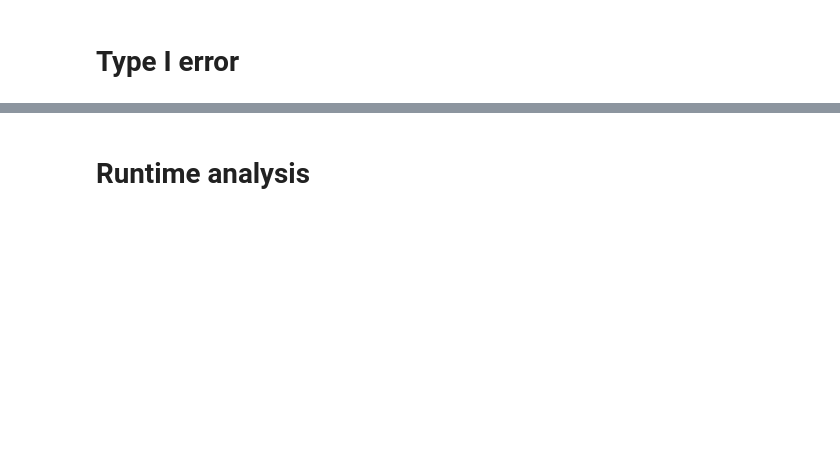
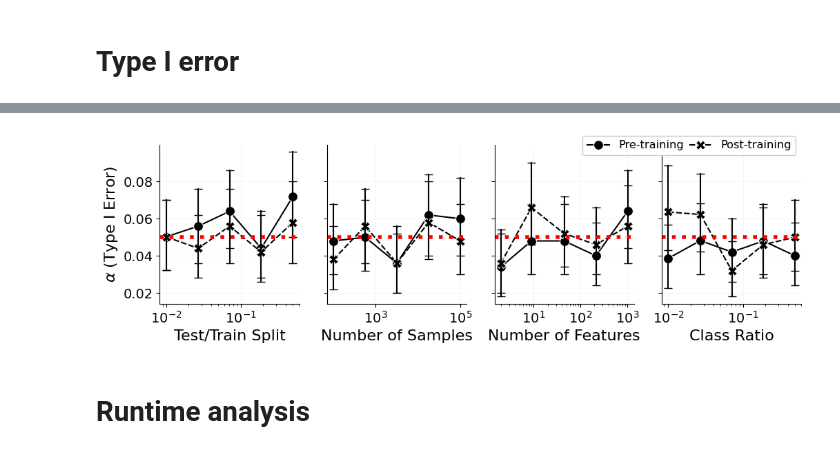
Before and after one commit to jrudoler/permutation-tests, a Jupyter notebook: data_viz.ipynb, the cells around one changed output, grey strips where cells are left out. Cells and saved outputs as stored; diff of their text form; code cells hidden in the pictures; blank space fills up the shorter version.

```diff
--- a/data_viz.ipynb
+++ b/data_viz.ipynb
@@ -400,3 +244,102 @@ Text(0.5, 0, 'Class Balance Ratio')
+# %%
+# Another joint plot, this time for type I error
+
+# subplots with shared y axis
+fig, ax = plt.subplots(1, 4, figsize=(12, 3), sharey=True, sharex=False)
+ax = ax.ravel()
+
+# test/train split
+sns.lineplot(
+    data=testsize.query("d==0."),
+    x="param",
+    y="positive",
+    style="test",
+    style_order=["pre", "post"],
+    markers=True,
+    markersize=10,
+    color="k",
+    err_style="bars",
+    err_kws={"capsize": 4},
+    ax=ax[0],
+)
+
+# number of samples
+sns.lineplot(
+    data=samplesize.query("d==0."),
+    x="param",
+    y="positive",
+    style="test",
+    style_order=["pre", "post"],
+    markers=True,
+    markersize=10,
+    color="k",
+    err_style="bars",
+    err_kws={"capsize": 4},
+    ax=ax[1],
+)
+
+# number of features
+sns.lineplot(
+    data=nfeats.query("d==0."),
+    x="param",
+    y="positive",
+    style="test",
+    style_order=["pre", "post"],
+    markers=True,
+    markersize=10,
+    color="k",
+    err_style="bars",
+    err_kws={"capsize": 4},
+    ax=ax[2],
+)
+
+# class balance ratio
+sns.lineplot(
+    data=ratio.query("d==0."),
+    x="param",
+    y="positive",
+    style="test",
+    markers=True,
+    markersize=10,
+    color="k",
+    err_style="bars",
+    err_kws={"capsize": 4},
+    ax=ax[3],
+)
+
+# set titles and labels
+titles = [
+    "Test/Train Split",
+    "Number of Samples",
+    "Number of Features",
+    "Class Ratio",
+]
+for i, title in enumerate(titles):
+    ax[i].set_xlabel(title)
+    ax[i].set_ylabel(r"$\alpha$ (Type I Error)")
+    # ax[i].set_title(title)
+    ax[i].get_legend().remove()
+
+    # plot nominal alpha
+    ax[i].axhline(0.05, color="red", ls=":", lw=4)
+    ax[i].set_xscale("log")
+
+sup_handles, sup_labels = ax[0].get_legend_handles_labels()
+fig.legend(
+    handles=sup_handles,
+    labels=["Pre-training", "Post-training"],
+    loc="upper right",
+    bbox_to_anchor=(0.9, .95),
+    ncols=2,
+    fontsize="small",
+    columnspacing=0.5,
+    framealpha=1,
+)
+
+# save figure
+plt.savefig(f"figures/typeI-error-comparison-{metric}.pdf")
+# %% [output]
+[figure, added]
 # %% [markdown]
 # Runtime analysis
 # %%
```
Also changed, not shown: parts of 38 cells of this notebook, 11 other files.
